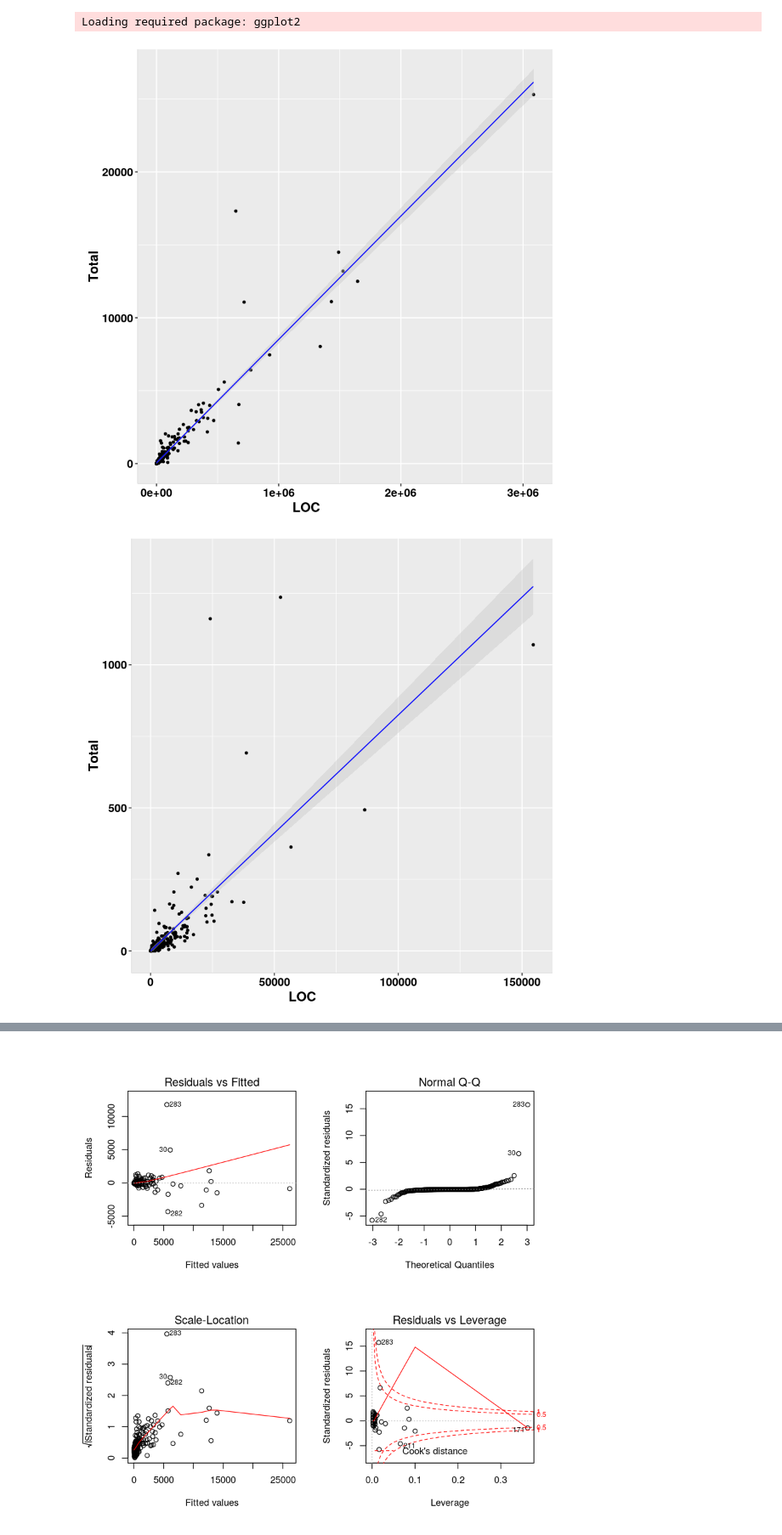
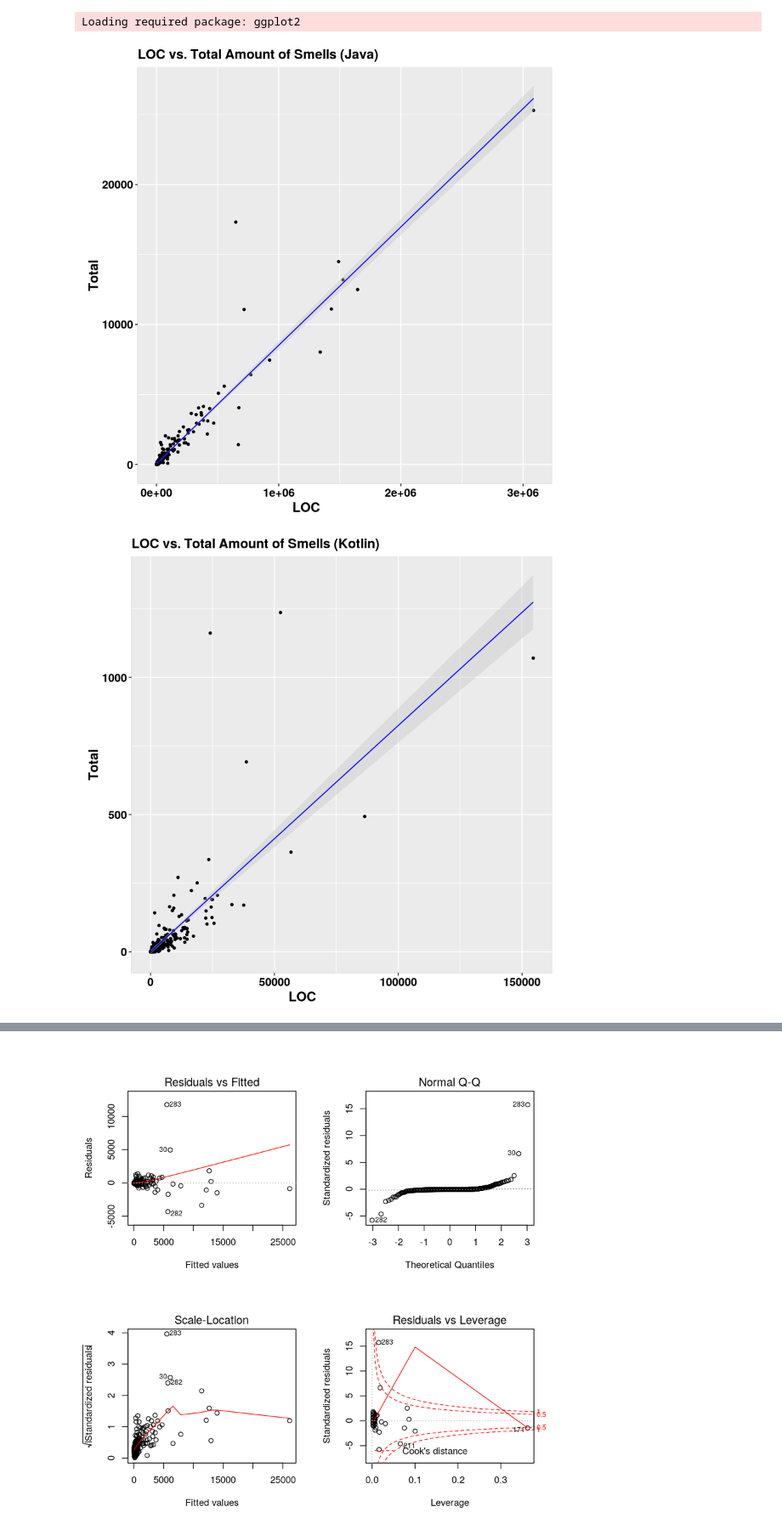
Before and after one commit to SimonHellbrueck/BT_Repository_Mining, a Jupyter notebook: regressiondiagnostics.ipynb, the cells around one changed output, grey strips where cells are left out. Shown at 85% size. Drawn from its saved outputs; the diff is of its cells as text; code cells hidden in the pictures.

```diff
--- a/regressiondiagnostics.ipynb
+++ b/regressiondiagnostics.ipynb
@@ -52,15 +52,15 @@ Loading required package: ggplot2
 # %%
 ggplot2.scatterplot(data=df_java_projects_training, xName='LOC',yName='Total',
             addRegLine=TRUE, regLineColor="blue",
-            addConfidenceInterval=TRUE)
+            addConfidenceInterval=TRUE) + ggtitle("LOC vs. Total Amount of Smells (Java)")
 # %% [output]
-[figure, old version]
+[figure, new version]
 # %%
 ggplot2.scatterplot(data=df_kotlin_projects_training, xName='LOC',yName='Total',
             addRegLine=TRUE, regLineColor="blue",
-            addConfidenceInterval=TRUE)
+            addConfidenceInterval=TRUE) + ggtitle("LOC vs. Total Amount of Smells (Kotlin)")
 # %% [output]
-[figure, old version]
+[figure, new version]
 # %%
 LOC <- df_java_projects_training$LOC
 Total <- df_java_projects_training$Total
```
Also changed, not shown: parts of 7 cells of this notebook.
